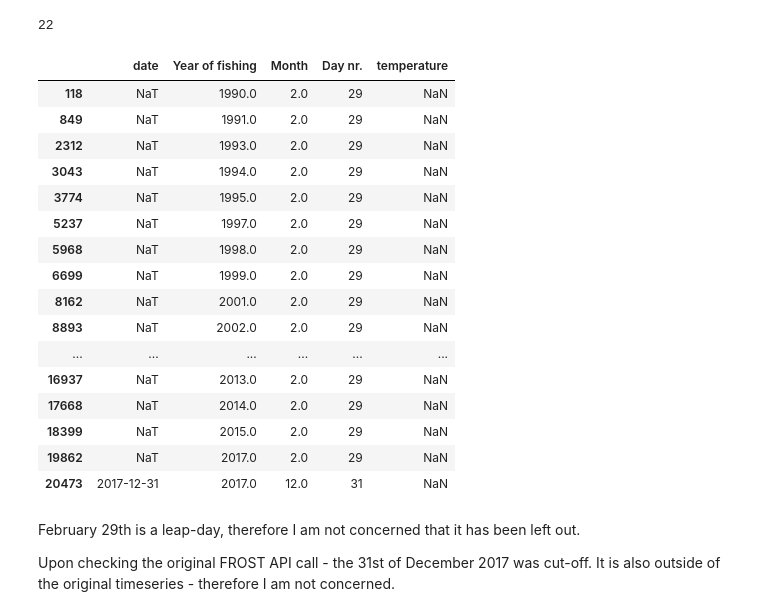
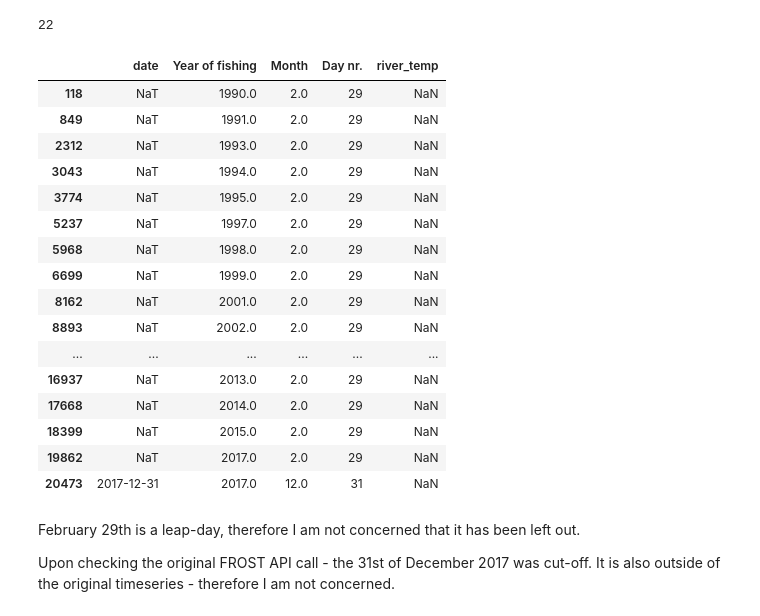
Before and after one commit to torkjot/Imputation-Code-Sample, a Jupyter notebook: DFO_CodeSample_Imputation.ipynb, the cells around one changed output. Saved outputs shown, nothing was run; the diff lists cells and outputs as text; code cells hidden in the pictures.

```diff
--- a/DFO_CodeSample_Imputation.ipynb
+++ b/DFO_CodeSample_Imputation.ipynb
@@ -61,3 +51,0 @@ River_temp['Year of fishing'] = River_temp['Year of fishing'].astype(str).astype
-# %%
-# 3. Rename river temperature set column headers
-River_temp = River_temp.rename(columns={"Year":"Year of fishing", "Day":"Day nr."})
@@ -153,10 +155,10 @@ az.summary(trace_t_linear, round_to=2)
 # %% [markdown]
 The following function applys the model with the new estimated parameters to whenever there is a river temperature value missing.
 # %%
-t_merged['temperature'] = t_merged .apply(
-    lambda row: np.mean(trace_linear_o.posterior.a.values) + np.mean(trace_linear_o.posterior.b.values)*row['value']
-        if np.isnan(row['temperature'])
-            else row['temperature'],
+t_merged['river_temp'] = t_merged .apply(
+    lambda row: np.mean(trace_linear_o.posterior.a.values) + np.mean(trace_linear_o.posterior.b.values)*row['air_temp']
+        if np.isnan(row['river_temp'])
+            else row['river_temp'],
     axis=1
 )
 # %% [markdown]
@@ -164,5 +182,5 @@ Finally, create a new reduced dataframe without redundancies.
 # %%
-River_temp_nu = t_merged[['temperature','date','Month','Day nr.','Year of fishing']].copy()
+River_temp_nu = t_merged[['river_temp','date','Month','Day nr.','Year of fishing']].copy()
 River_temp_nu = River_temp_nu.iloc[:,[1,4,2,3,0]]
 # %% [markdown]
 Lastly before the final step of visualization, check to see if there are remaining Na's.
@@ -171,9 +189,9 @@ River_temp_nu['temperature'].isna().sum()
 # %% [output]
 22
 # %%
-River_temp_nu[River_temp_nu['temperature'].isna()]
+River_temp_nu[River_temp_nu['river_temp'].isna()]
 # %% [output]
-|  | date | Year of fishing | Month | Day nr. | temperature |
+|  | date | Year of fishing | Month | Day nr. | river_temp |
 | 118 | NaT | 1990.0 | 2.0 | 29 | NaN |
 | 849 | NaT | 1991.0 | 2.0 | 29 | NaN |
 | 2312 | NaT | 1993.0 | 2.0 | 29 | NaN |
```
Also changed, not shown: parts of 18 cells of this notebook, 2 other files.
